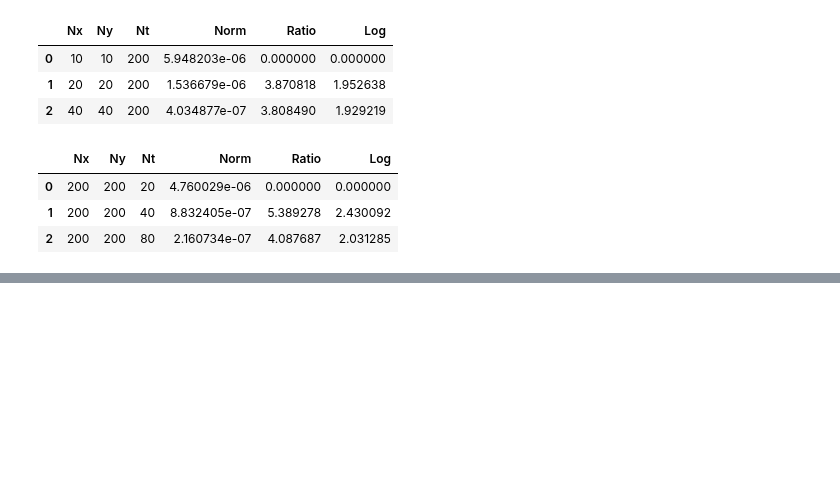
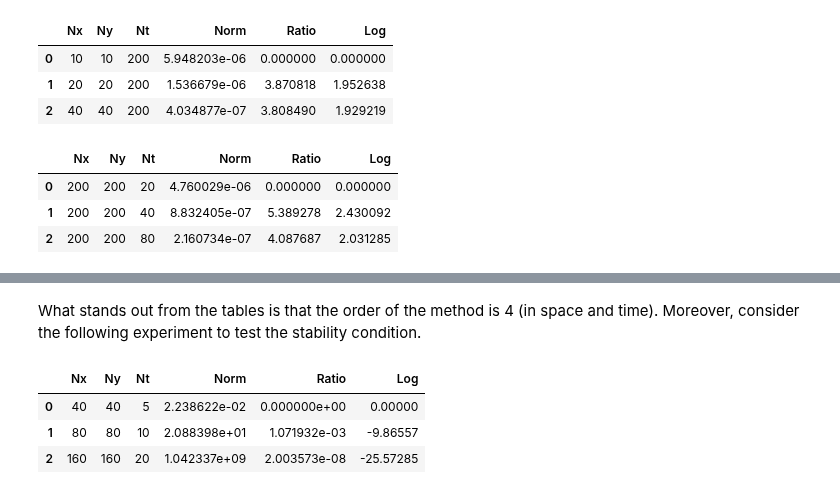
Before and after one commit to HatefDastour/Notes, a Jupyter notebook: Finite_Difference_Method/FDTD_2D.ipynb, the cells around one changed output, grey strips where cells are left out. Cells and saved outputs as stored; diff of their text form; code cells hidden in the pictures; blank space fills up the shorter version.

```diff
--- a/Finite_Difference_Method/FDTD_2D.ipynb
+++ b/Finite_Difference_Method/FDTD_2D.ipynb
@@ -949,0 +1102,25 @@ array([[[0., 0., 0., ..., 0., 0., 0.],
+# %% [markdown]
+What stands out from the tables is that the order of the method is 4 (in space and time). Moreover, consider the following experiment to test the stability condition.
+# %%
+it=3
+Norm=np.zeros(it, dtype=float)
+N0=40;
+Nt0=5;
+N=np.asarray([N0*2**n for n in range(0,it)])
+Nt=np.asarray([Nt0*2**n for n in range(0,it)])
+Ratio=np.zeros(it, dtype=float)
+LOG=np.zeros(it, dtype=float)
+# iteration
+for n in range(it):
+    Norm[n],_,_ =Example02_4thSolver2D_ED1(N[n],Nt[n])
+    if (n>0):
+        Ratio[n]=Norm[n-1]/Norm[n]
+        LOG[n]=math.log(Ratio[n],2)
+
+data = pd.DataFrame({'Nx': N, 'Ny': N, 'Nt': Nt, 'Norm': Norm, 'Ratio': Ratio, 'Log': LOG})
+data
+# %% [output]
+|  | Nx | Ny | Nt | Norm | Ratio | Log |
+| 0 | 40 | 40 | 5 | 2.238622e-02 | 0.000000e+00 | 0.00000 |
+| 1 | 80 | 80 | 10 | 2.088398e+01 | 1.071932e-03 | -9.86557 |
+| 2 | 160 | 160 | 20 | 1.042337e+09 | 2.003573e-08 | -25.57285 |
```
Also changed, not shown: parts of 20 cells of this notebook, 1 other file.
